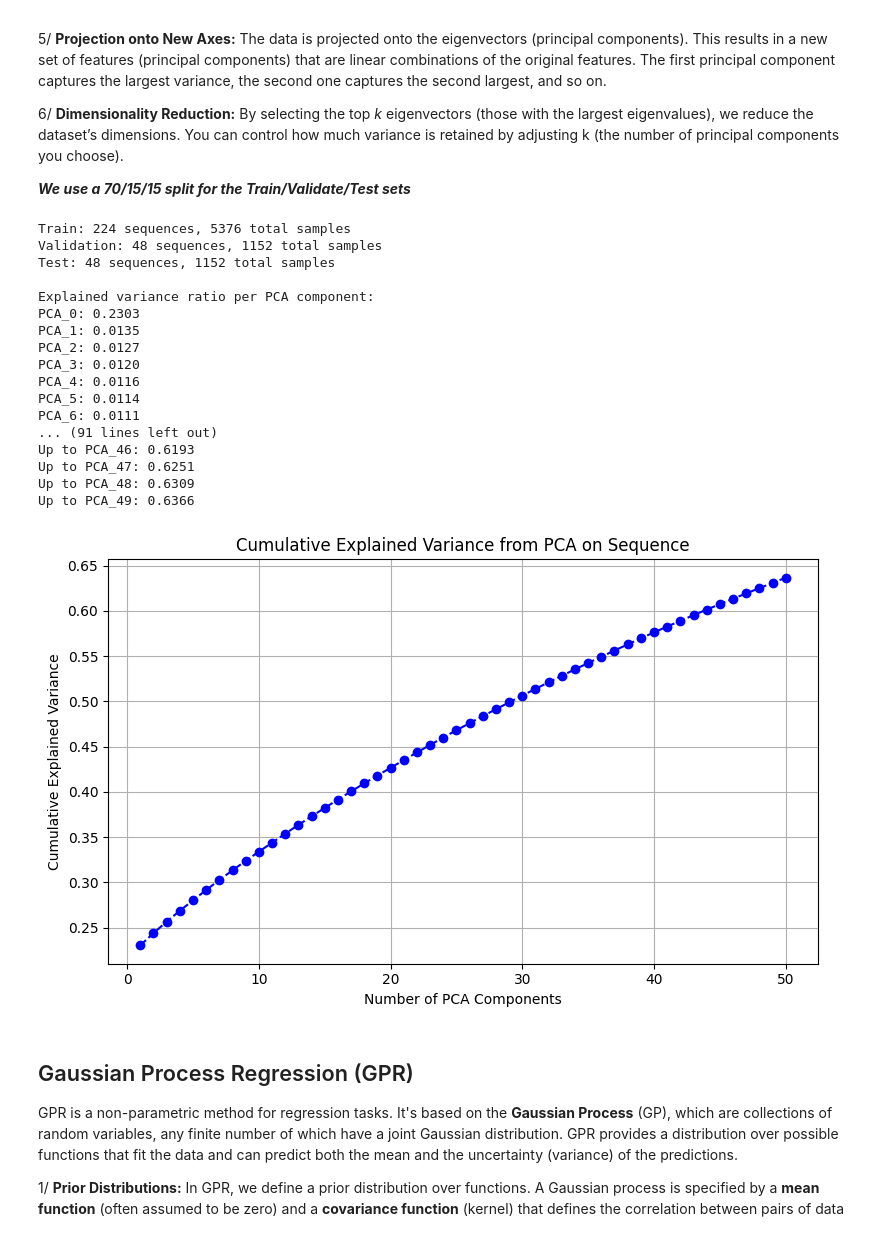
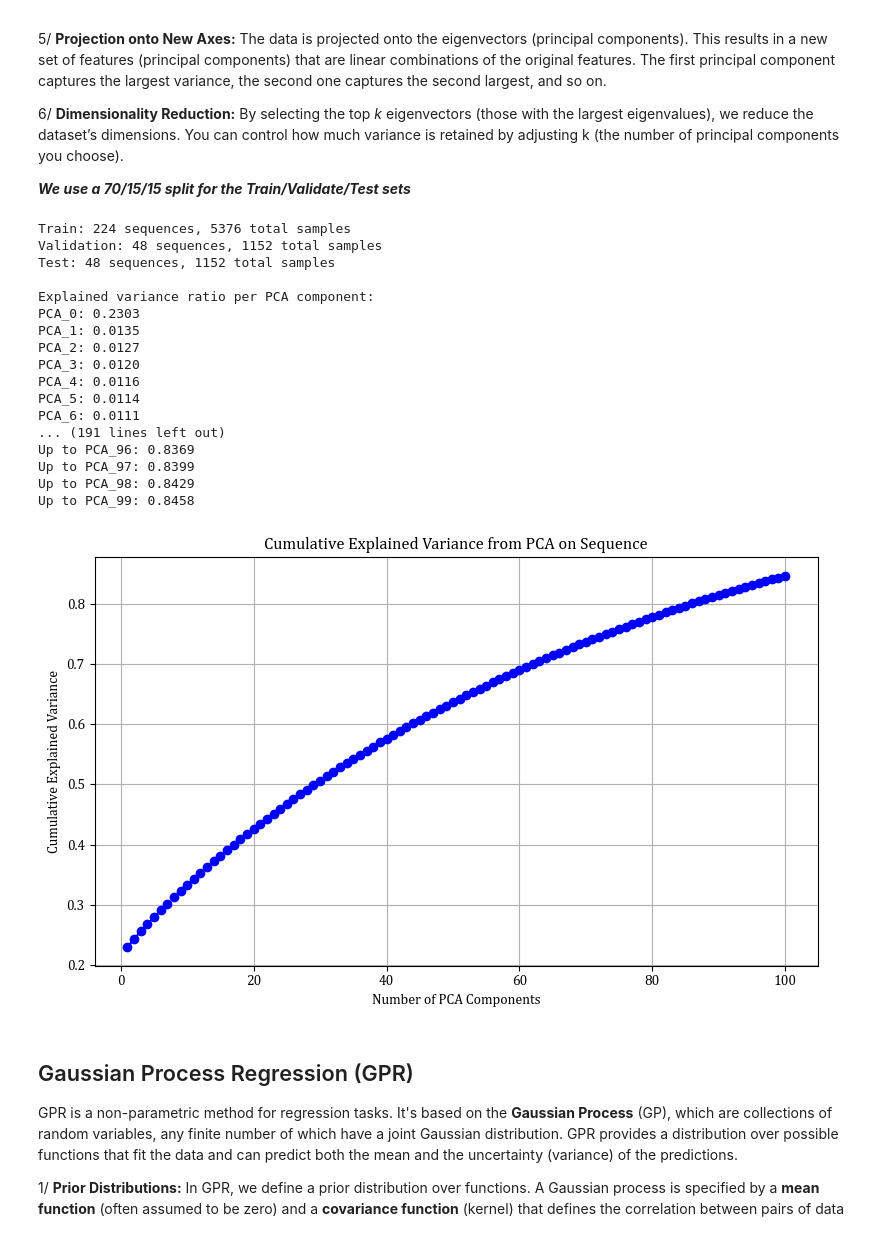
Before and after one commit to PhucMTran/COS-513-Project, a Jupyter notebook: COS513_Project.ipynb, the cells around one changed output. Drawn from its saved outputs; the diff is of its cells as text; code cells hidden in the pictures.

```diff
--- a/COS513_Project.ipynb
+++ b/COS513_Project.ipynb
@@ -132,13 +132,13 @@ X_seq_val = np.vstack(df_val["Sequence"].values)
 X_seq_test = np.vstack(df_test["Sequence"].values)
 
 # Apply PCA (reduce to 50 principal components)
-pca = PCA(n_components=50)
+pca = PCA(n_components=100)
 X_seq_train_pca = pca.fit_transform(X_seq_train)
 X_seq_val_pca = pca.transform(X_seq_val)
 X_seq_test_pca = pca.transform(X_seq_test)
 
 # Add PCA-transformed sequences back to DataFrame
-for i in range(50):
+for i in range(100):
     df_train[f"PCA_{i}"] = X_seq_train_pca[:, i]
     df_val[f"PCA_{i}"] = X_seq_val_pca[:, i]
     df_test[f"PCA_{i}"] = X_seq_test_pca[:, i]
@@ -168,40 +168,40 @@ print("\nExplained variance ratio per PCA component:")
 for i, var in enumerate(explained_variance_ratio):
     print(f"PCA_{i}: {var:.4f}")
 
 print("\nCumulative explained variance:")
 for i, cum_var in enumerate(cumulative_variance):
     print(f"Up to PCA_{i}: {cum_var:.4f}")
 
 # Optionally, plot it
 import matplotlib.pyplot as plt
 
 plt.figure(figsize=(8, 5))
-plt.plot(range(1, 51), cumulative_variance, marker='o', linestyle='--', color='b')
+plt.plot(range(1, 101), cumulative_variance, marker='o', linestyle='--', color='b')
 plt.title("Cumulative Explained Variance from PCA on Sequence")
 plt.xlabel("Number of PCA Components")
 plt.ylabel("Cumulative Explained Variance")
 plt.grid(True)
 plt.tight_layout()
 plt.show()
 # %% [output]
 Train: 224 sequences, 5376 total samples
 Validation: 48 sequences, 1152 total samples
 Test: 48 sequences, 1152 total samples
 
 Explained variance ratio per PCA component:
 PCA_0: 0.2303
 PCA_1: 0.0135
 PCA_2: 0.0127
 PCA_3: 0.0120
 PCA_4: 0.0116
 PCA_5: 0.0114
 PCA_6: 0.0111
-... (91 lines left out)
-Up to PCA_46: 0.6193
-Up to PCA_47: 0.6251
-Up to PCA_48: 0.6309
-Up to PCA_49: 0.6366
+... (191 lines left out)
+Up to PCA_96: 0.8369
+Up to PCA_97: 0.8399
+Up to PCA_98: 0.8429
+Up to PCA_99: 0.8458
-[figure, old version]
+[figure, new version]
 # %% [markdown]
 ## Gaussian Process Regression (GPR)
 
```
Also changed, not shown: parts of 10 cells of this notebook.
